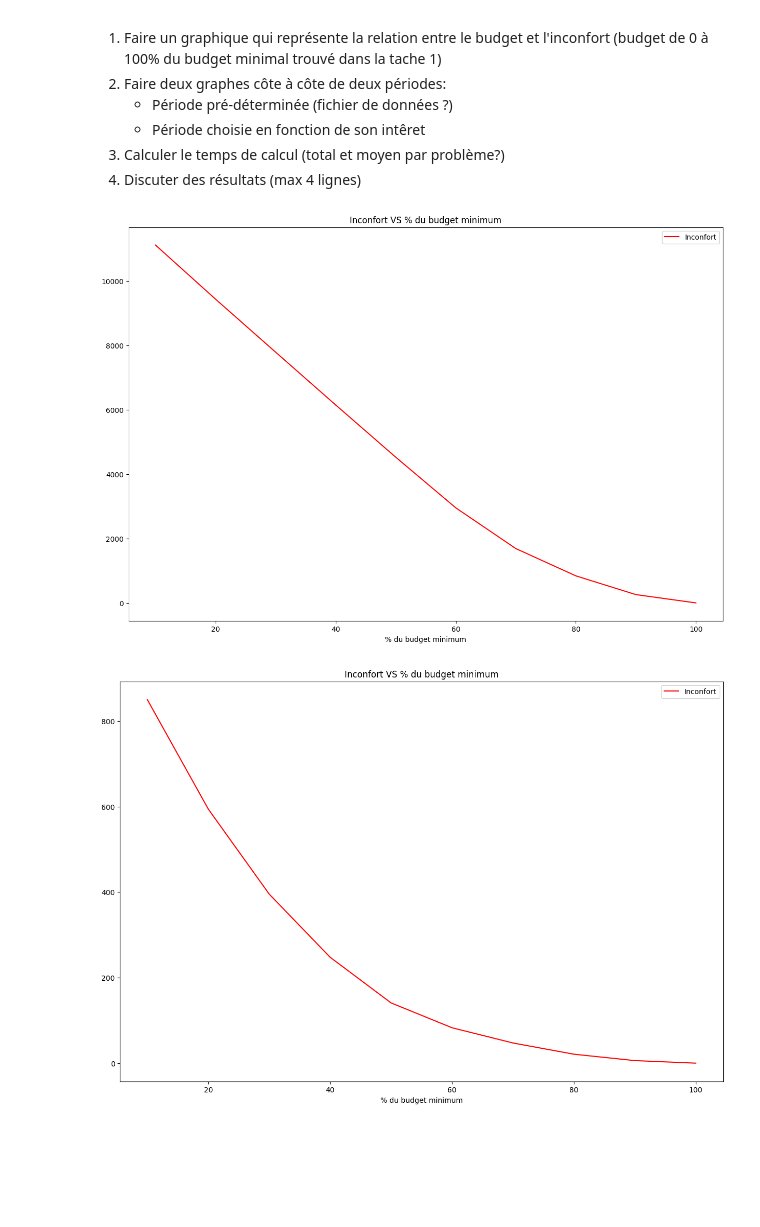
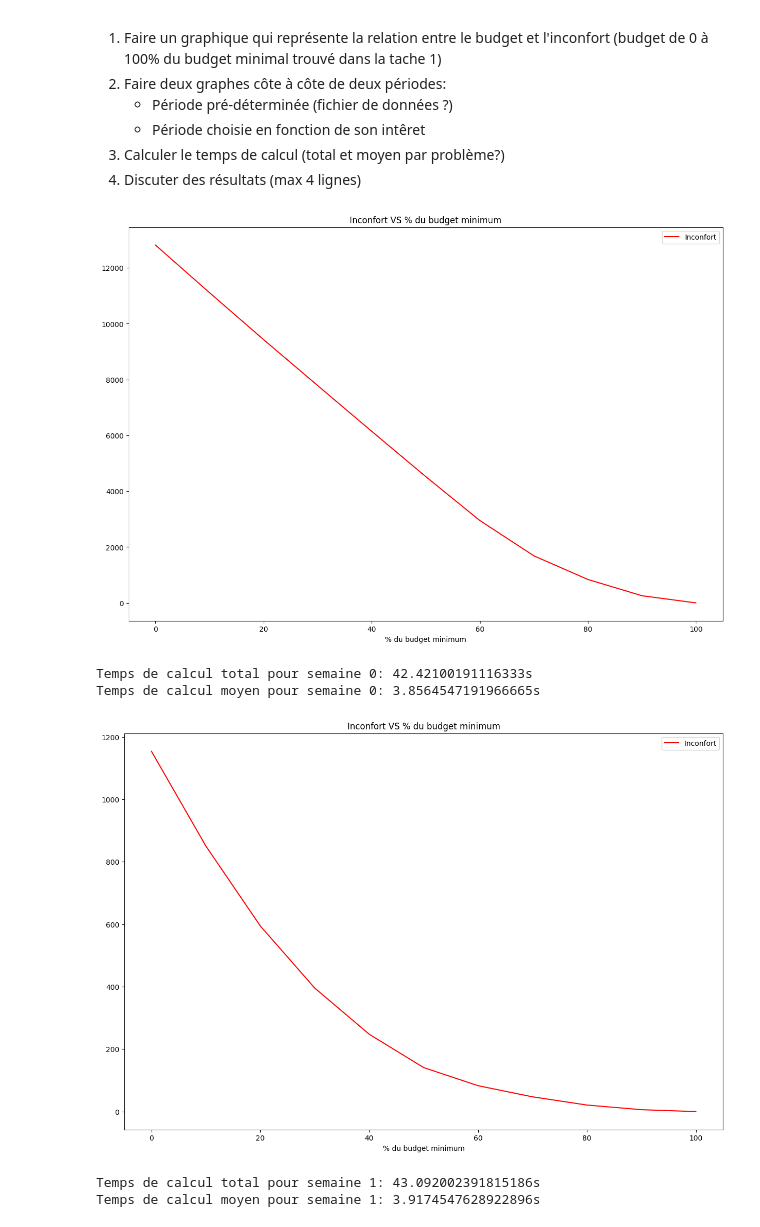
Before and after one commit to on-victorrijks/LINMA1702_Projet, a Jupyter notebook: Untitled.ipynb, the cells around one changed output. Drawn from its saved outputs; the diff is of its cells as text; code cells hidden in the pictures; blank space fills up the shorter version.

```diff
--- a/Untitled.ipynb
+++ b/Untitled.ipynb
@@ -21,7 +21,7 @@ def get_ELEC_COST(timeInQH):
 def getTotalCost(fromTime, num_intervals):
     return [get_ELEC_COST(fromTime + i) for i in range(num_intervals)]
 
-def getWeeksFromData(fromTime=0,weekNumber=float("inf"),goodMean=20):
+def getWeeksFromData(data,fromTime=0,weekNumber=float("inf"),goodMean=20):
     numberOfCompleteWeeks = (len(data) - fromTime)//7
     weeks = []
 
@@ -50,10 +50,10 @@ T_MAX = 21
 # %%
 # Importation des données et génération des semaines intéréssantes
 data = np.load('Temperatures-Montreal.npy')
-weeks, interestingWeek, interestingWeek_fromTime = getWeeksFromData()
+weeks, interestingWeek, interestingWeek_fromTime = getWeeksFromData(data)
 
 referenceWeek_fromTime = 13050
-weeks_, null_, null_ = getWeeksFromData(fromTime=13050,weekNumber=1)
+weeks_, null_, null_ = getWeeksFromData(data,fromTime=13050,weekNumber=1)
 referenceWeek = weeks_[0]
 # %%
 # Graphique des températures extérieures des semaines intéréssantes
@@ -284,7 +284,7 @@ results_task2 = {}
 
 steps = 10
 stepSize = 1/steps
-for i in range(1,steps+1):
+for i in range(0,steps+1):
     fracs.append(stepSize*i)
     results_task2[str(stepSize*i)] = []
 
@@ -399,5 +408,5 @@ dict_keys(['0.1', '0.2', '0.30000000000000004', '0.4', '0.5', '0.600000000000000
 # %%
-for i,result in enumerate(results_task2["0.8"]):
+for i,result in enumerate(results_task2["0.7000000000000001"]):
     N = len(result["outside_temps"])
 
     # 1) Cout minimal
@@ -467,21 +476,33 @@ fonctionnalité warm start du solver pour accélérer les calculs.
 # %%
 for i in range(len(toCompute)):
     X=[]
     Y=[]
 
     for budgetFrac in results_task2.keys():
         budgetInPercents = round(float(budgetFrac)*100)
         Inconfort = round(float(budgetFrac)*100)
         X.append(budgetInPercents)
         Y.append(results_task2[budgetFrac][i]["totalInconfort"])
 
     fig, ax = plt.subplots(figsize=(15, 10))
     ax.plot(X, Y, label="Inconfort", color="red")
     plt.legend()
     plt.title("Inconfort VS % du budget minimum")
     plt.xlabel("% du budget minimum")
     plt.savefig(f"./graphs/budget_{i}.pdf", format="pdf", bbox_inches="tight")
     plt.show()
+
+    calcTimes = []
+    for frac in results_task2.keys():
+        result = results_task2[frac][i]
+        calcTimes.append(result['calcDuration'])
+
+    print(f"Temps de calcul total pour semaine {i}: {sum(calcTimes)}s")
+    print(f"Temps de calcul moyen pour semaine {i}: {np.mean(calcTimes)}s")
 # %% [output]
-[figure, old version]
+[figure, new version]
+Temps de calcul total pour semaine 0: 42.42100191116333s
+Temps de calcul moyen pour semaine 0: 3.8564547191966665s
-[figure, old version]
+[figure, new version]
+Temps de calcul total pour semaine 1: 43.092002391815186s
+Temps de calcul moyen pour semaine 1: 3.9174547628922896s
```
Also changed, not shown: parts of 4 cells of this notebook, 10 other files.
